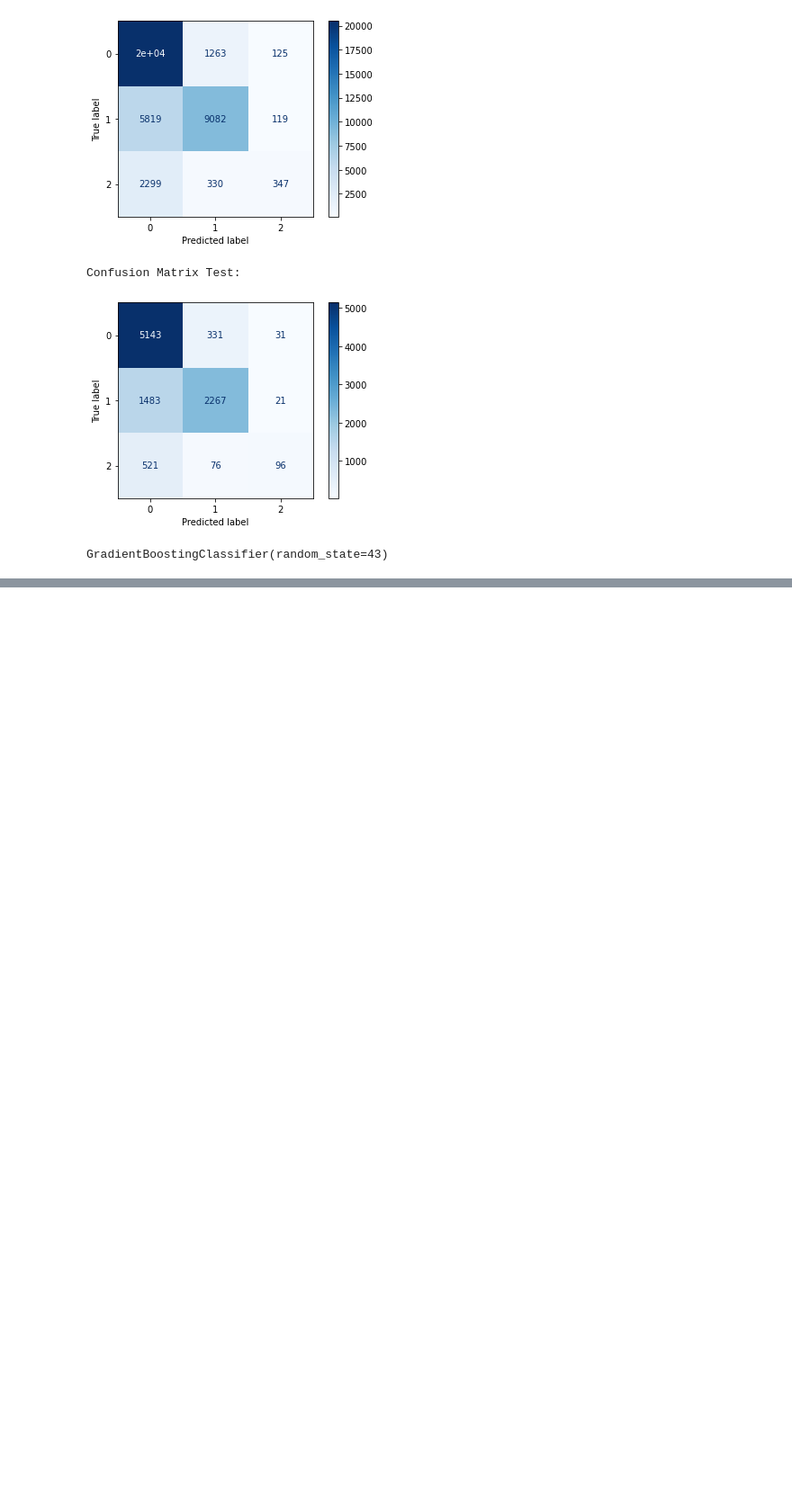
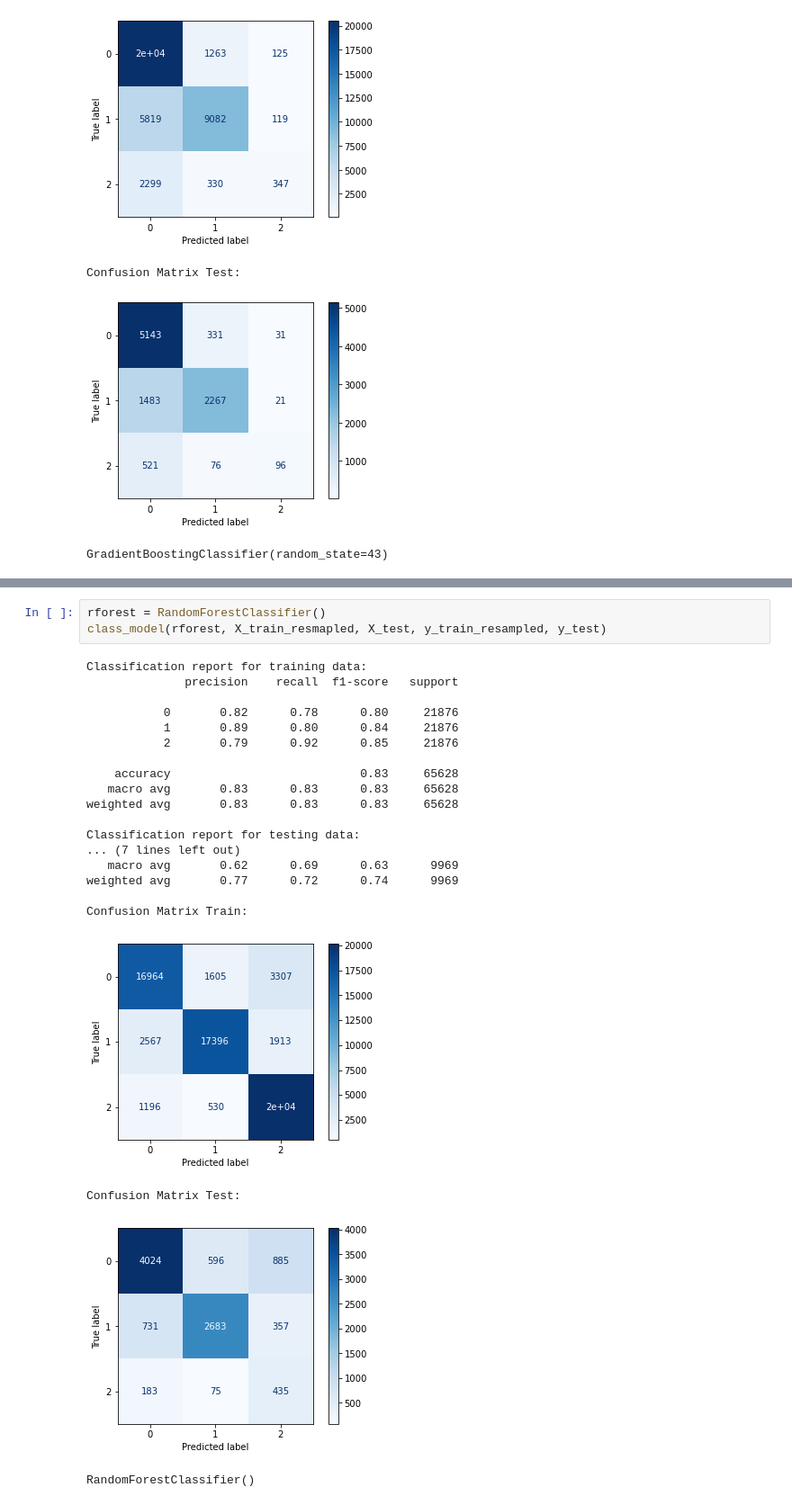
Before and after one commit to klsalcedo/tanzanian_water_wells, a Jupyter notebook: datacleaning.ipynb, the cells around one changed output, grey strips where cells are left out. Shown at 90% size. Drawn from its saved outputs; the diff is of its cells as text; blank space fills up the shorter version.

```diff
--- a/datacleaning.ipynb
+++ b/datacleaning.ipynb
@@ -378,0 +445,25 @@ GradientBoostingClassifier(random_state=43)
+# %%
+rforest = RandomForestClassifier()
+class_model(rforest, X_train_resmapled, X_test, y_train_resampled, y_test)
+# %% [output]
+Classification report for training data:
+              precision    recall  f1-score   support
+
+           0       0.82      0.78      0.80     21876
+           1       0.89      0.80      0.84     21876
+           2       0.79      0.92      0.85     21876
+
+    accuracy                           0.83     65628
+   macro avg       0.83      0.83      0.83     65628
+weighted avg       0.83      0.83      0.83     65628
+
+Classification report for testing data:
+... (7 lines left out)
+   macro avg       0.62      0.69      0.63      9969
+weighted avg       0.77      0.72      0.74      9969
+
+Confusion Matrix Train:
+[figure, added]
+Confusion Matrix Test:
+[figure, added]
+RandomForestClassifier()
```
Also changed, not shown: parts of 38 cells of this notebook.
